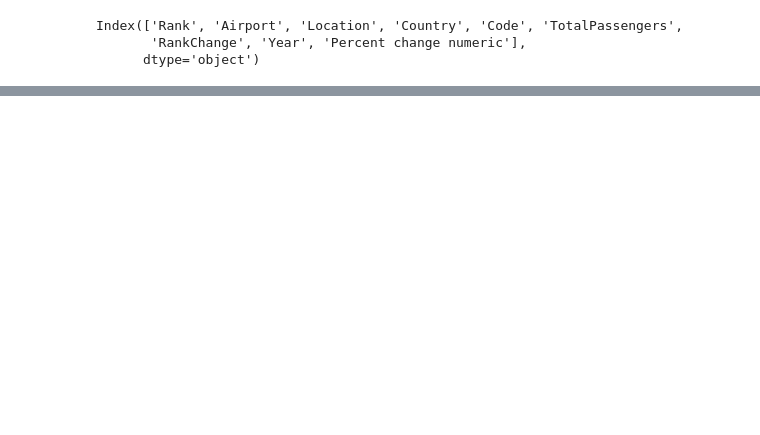
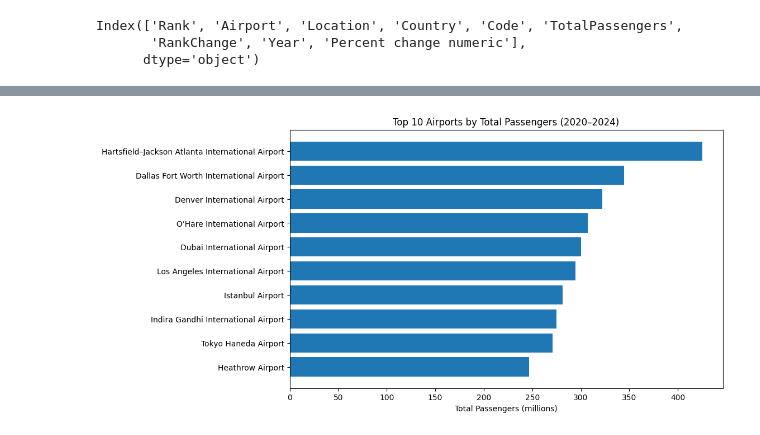
Before and after one commit to Sammi02/Data-Acquisition-Blog, a Jupyter notebook: Data_analysis.ipynb, the cells around one changed output, grey strips where cells are left out. Saved outputs shown, nothing was run; the diff lists cells and outputs as text; code cells hidden in the pictures; blank space fills up the shorter version.

```diff
--- a/Data_analysis.ipynb
+++ b/Data_analysis.ipynb
@@ -111,0 +271,17 @@ Index(['Rank', 'Airport', 'Location', 'Country', 'Code', 'TotalPassengers',
+# %%
+# look at top 10 airports overall
+top_airports = (
+    airports.groupby("Airport", as_index=False)["TotalPassengers"]
+    .sum()
+    .sort_values("TotalPassengers", ascending=False)
+    .head(10)
+)
+
+plt.figure(figsize=(10,6))
+plt.barh(top_airports["Airport"], top_airports["TotalPassengers"]/1e6)
+plt.title("Top 10 Airports by Total Passengers (2020–2024)")
+plt.xlabel("Total Passengers (millions)")
+plt.gca().invert_yaxis()
+plt.show()
+# %% [output]
+[figure, added]
```
Also changed, not shown: parts of 30 cells of this notebook, 2 other files.
